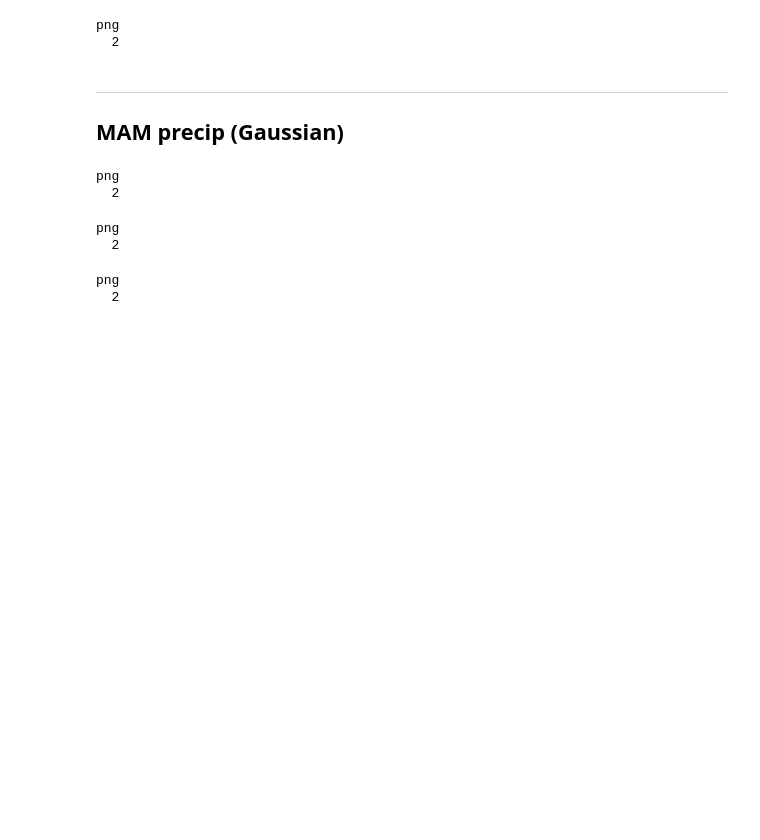
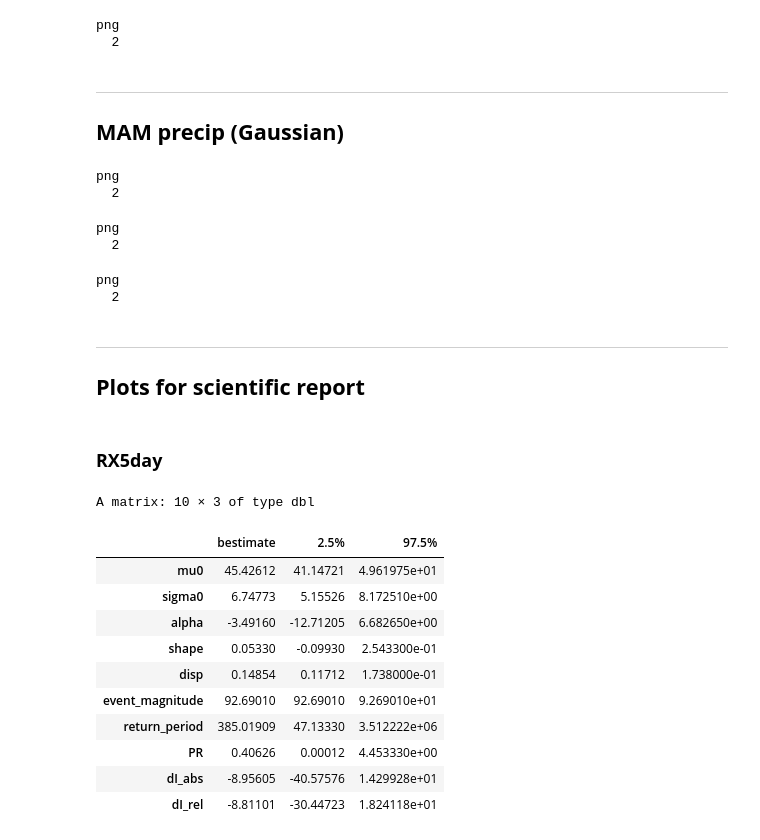
Before and after one commit to clairbarnes/wwa-archive, a Jupyter notebook: 23-04_DRC-Rwanda-floods/DRC-Rwanda_floods_0R_working.ipynb, the cells around one changed output. Drawn from its saved outputs; the diff is of its cells as text; code cells hidden in the pictures; blank space fills up the shorter version.

```diff
--- a/23-04_DRC-Rwanda-floods/DRC-Rwanda_floods_0R_working.ipynb
+++ b/23-04_DRC-Rwanda-floods/DRC-Rwanda_floods_0R_working.ipynb
@@ -150,3 +153,6 @@ png(paste0("fig/obs_gmst-trend_",variable,"_",region,".png"), width = 540*3, hei
 # %% [output]
 png
   2
+# %% [markdown]
+---
+## **Plots for scientific report**
@@ -152,0 +161,2 @@ png
+# %% [markdown]
+### **RX5day**
@@ -152,0 +171,15 @@ png
+# %%
+boot_ci(mdl, cov = gmst_2023, cov_cf = gmst_2023 - 1.2, nsamp = 1000)
+# %% [output]
+A matrix: 10 × 3 of type dbl
+|  | bestimate | 2.5% | 97.5% |
+| mu0 | 45.42612 | 41.14721 | 4.961975e+01 |
+| sigma0 | 6.74773 | 5.15526 | 8.172510e+00 |
+| alpha | -3.49160 | -12.71205 | 6.682650e+00 |
+| shape | 0.05330 | -0.09930 | 2.543300e-01 |
+| disp | 0.14854 | 0.11712 | 1.738000e-01 |
+| event_magnitude | 92.69010 | 92.69010 | 9.269010e+01 |
+| return_period | 385.01909 | 47.13330 | 3.512222e+06 |
+| PR | 0.40626 | 0.00012 | 4.453330e+00 |
+| dI_abs | -8.95605 | -40.57576 | 1.429928e+01 |
+| dI_rel | -8.81101 | -30.44723 | 1.824118e+01 |
```
Also changed, not shown: parts of 12 cells of this notebook, 4 other files.
